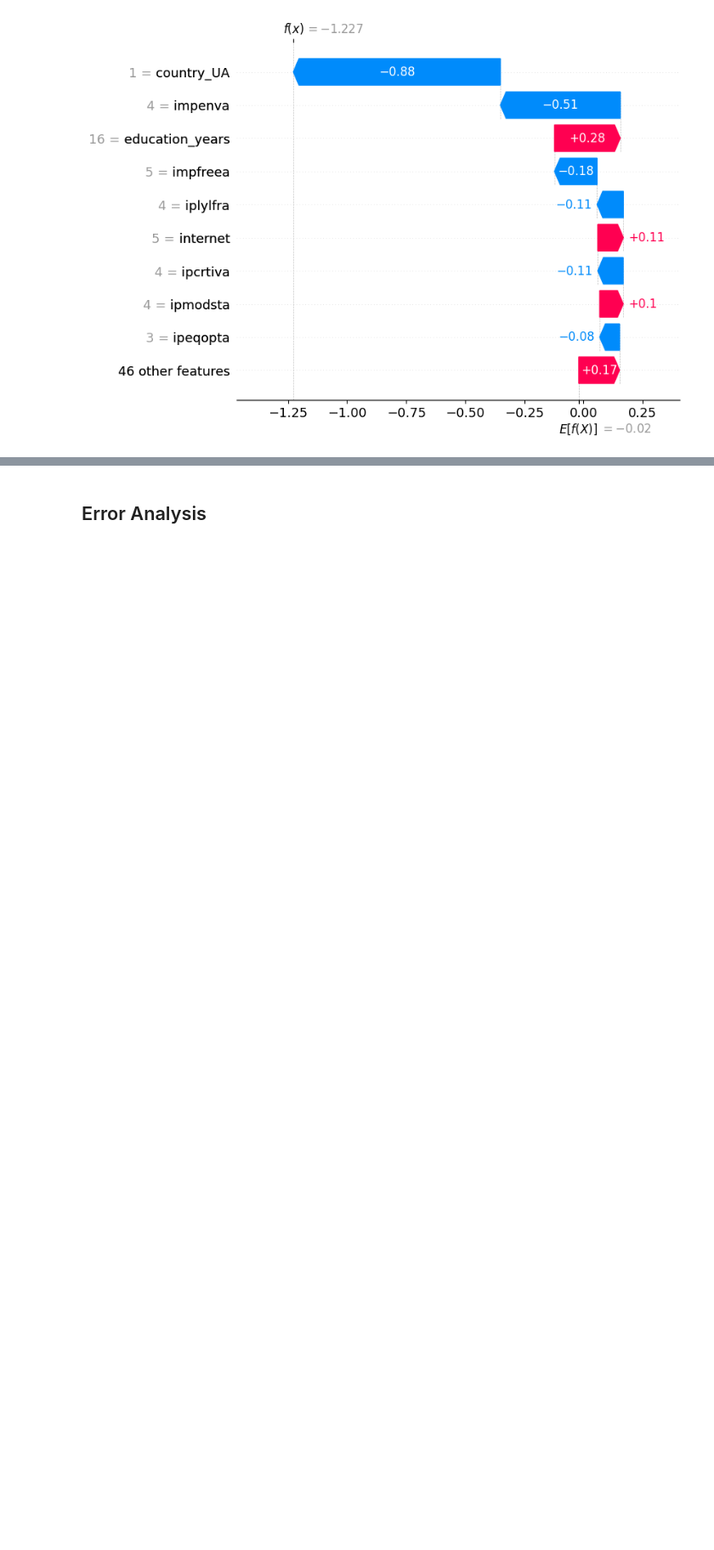
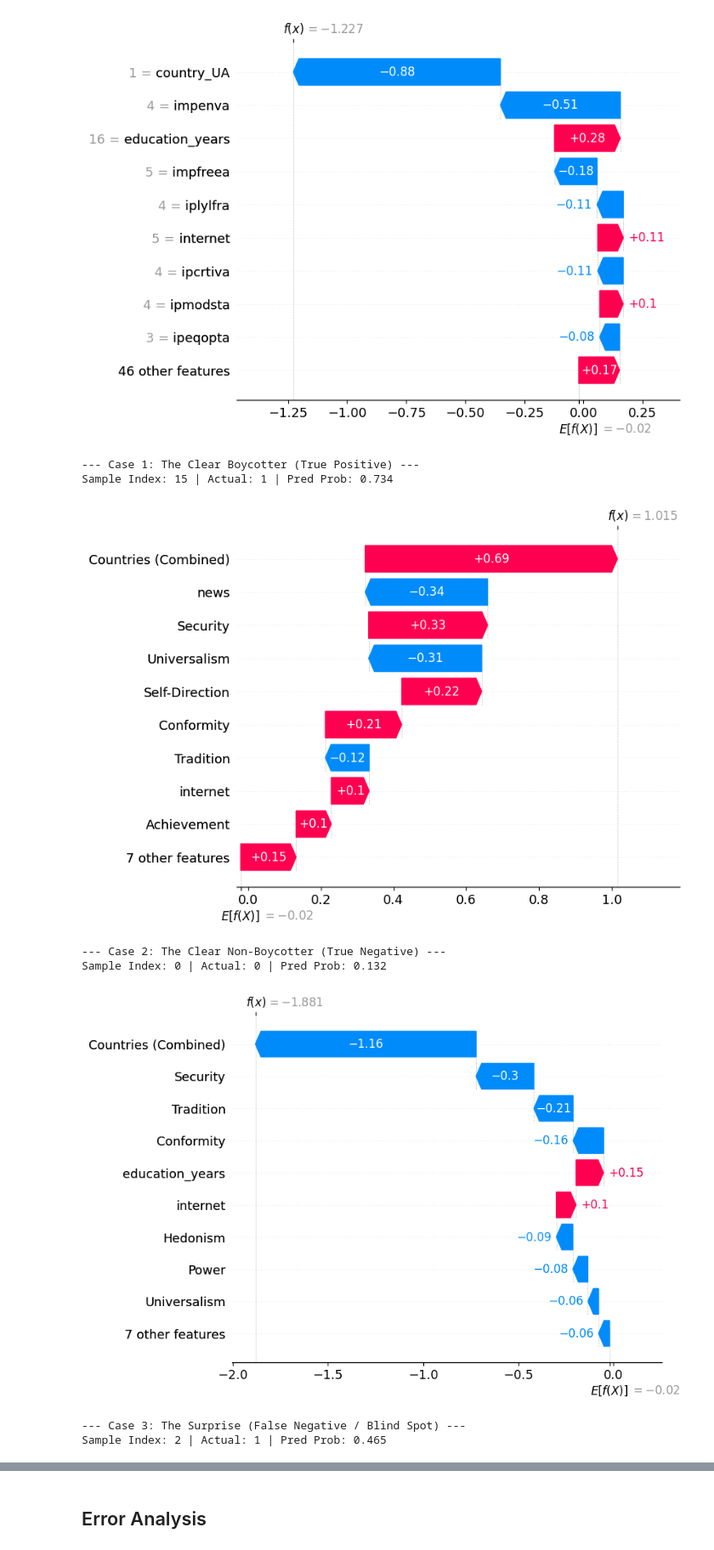
Before and after one commit to kchua675/Thesis, a Jupyter notebook: Thesis.ipynb, the cells around one changed output, grey strips where cells are left out. Shown at 85% size. Saved outputs shown, nothing was run; the diff lists cells and outputs as text; code cells hidden in the pictures; blank space fills up the shorter version.

```diff
--- a/Thesis.ipynb
+++ b/Thesis.ipynb
@@ -1479,3 +1566,50 @@ shap.plots.waterfall(shap_values[sample_id])
 # %% [output]
 Generating Local Explanation for Holdout Sample ID: 1
 [figure]
+# %%
+import numpy as np
+import shap
+
+# 1. First, ensure you have your holdout predictions ready
+y_holdout_pred = final_pipeline.predict(X_holdout)
+# Also get probabilities to find the 'boundary' case
+y_holdout_proba = final_pipeline.predict_proba(X_holdout)[:, 1]
+
+# 2. Identify indices for the 4 categories
+# True Positive (TP): Predict Boycott, Actually Boycotted
+tp_idx = np.where((y_holdout == 1) & (y_holdout_pred == 1))[0][0]
+
+# True Negative (TN): Predict No Boycott, Actually didn't
+tn_idx = np.where((y_holdout == 0) & (y_holdout_pred == 0))[0][0]
+
+# False Negative (FN): Predict No Boycott, but they ACTUALLY boycotted (The Surprise)
+fn_idx = np.where((y_holdout == 1) & (y_holdout_pred == 0))[0][0]
+
+# Boundary Case: Prediction is closest to 0.5 (uncertain/on the fence)
+boundary_idx = np.argmin(np.abs(y_holdout_proba - 0.5))
+
+case_indices = {
+    "Case 1: The Clear Boycotter (True Positive)": tp_idx,
+    "Case 2: The Clear Non-Boycotter (True Negative)": tn_idx,
+    "Case 3: The Surprise (False Negative / Blind Spot)": fn_idx,
+    "Case 4: The Boundary Case (Uncertain)": boundary_idx
+}
+
+# 3. Generate the 4 waterfall plots
+# We use the 'final_shap_values' explanation object created in the previous step
+for title, idx in case_indices.items():
+    print(f"\n--- {title} ---")
+    print(f"Sample Index: {idx} | Actual: {y_holdout.iloc[idx]} | Pred Prob: {y_holdout_proba[idx]:.3f}")
+
+    # Generate the waterfall plot for this specific index
+    # We use our aggregated explanation object
+    shap.plots.waterfall(final_shap_values[idx])
+# %% [output]
+--- Case 1: The Clear Boycotter (True Positive) ---
+Sample Index: 15 | Actual: 1 | Pred Prob: 0.734
+[figure, added]
+--- Case 2: The Clear Non-Boycotter (True Negative) ---
+Sample Index: 0 | Actual: 0 | Pred Prob: 0.132
+[figure, added]
+--- Case 3: The Surprise (False Negative / Blind Spot) ---
+Sample Index: 2 | Actual: 1 | Pred Prob: 0.465
```
Also changed, not shown: parts of 4 cells of this notebook.
